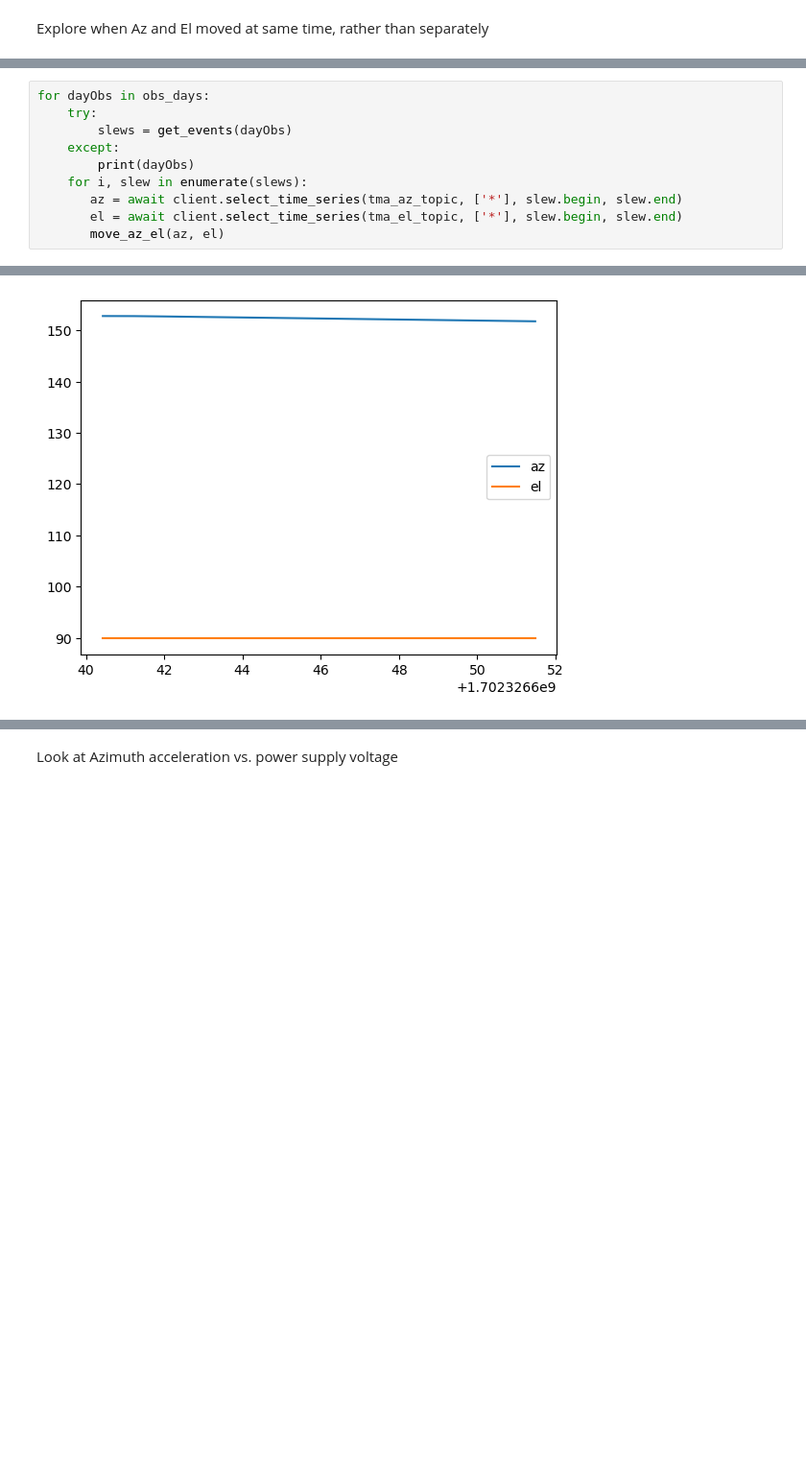
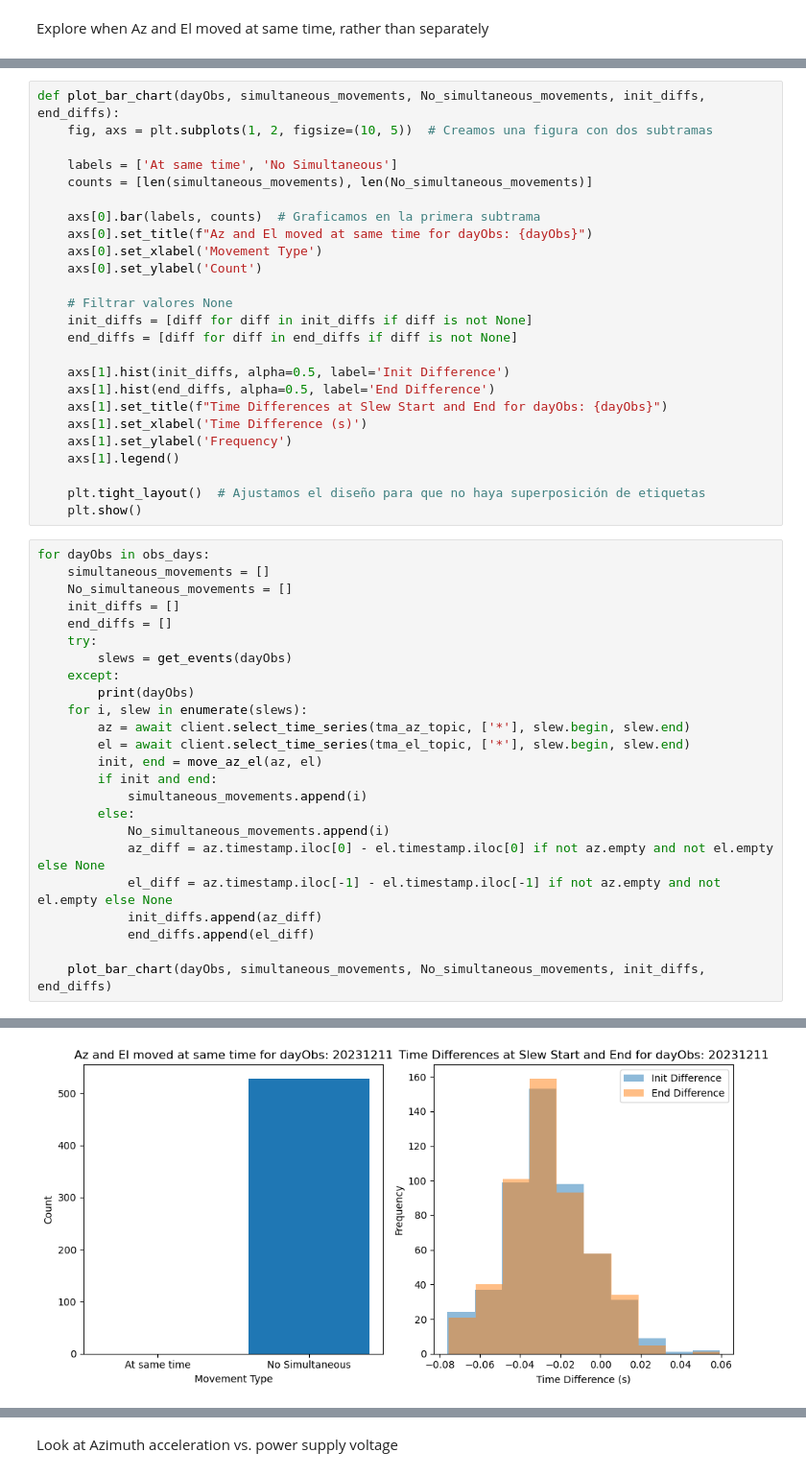
Before and after one commit to lsst-sitcom/notebooks_vandv, a Jupyter notebook: notebooks/tel_and_site/subsys_req_ver/tma/SITCOM-1223-TMA_Capacitor_Bank_discharge_vs._Acceleration_profiles.ipynb, the cells around one changed output, grey strips where cells are left out. Shown at 96% size. Saved outputs shown, nothing was run; the diff lists cells and outputs as text; blank space fills up the shorter version.

Commit message:
Analysis of Az and El moved at same time

```diff
--- a/notebooks/tel_and_site/subsys_req_ver/tma/SITCOM-1223-TMA_Capacitor_Bank_discharge_vs._Acceleration_profiles.ipynb
+++ b/notebooks/tel_and_site/subsys_req_ver/tma/SITCOM-1223-TMA_Capacitor_Bank_discharge_vs._Acceleration_profiles.ipynb
@@ -224,13 +220,52 @@ def move_az_el(az, el):
+# %%
+def plot_bar_chart(dayObs, simultaneous_movements, No_simultaneous_movements, init_diffs, end_diffs):
+    fig, axs = plt.subplots(1, 2, figsize=(10, 5))  # Creamos una figura con dos subtramas
+
+    labels = ['At same time', 'No Simultaneous']
+    counts = [len(simultaneous_movements), len(No_simultaneous_movements)]
+
+    axs[0].bar(labels, counts)  # Graficamos en la primera subtrama
+    axs[0].set_title(f"Az and El moved at same time for dayObs: {dayObs}")
+    axs[0].set_xlabel('Movement Type')
+    axs[0].set_ylabel('Count')
+
+    # Filtrar valores None
+    init_diffs = [diff for diff in init_diffs if diff is not None]
+    end_diffs = [diff for diff in end_diffs if diff is not None]
+
+    axs[1].hist(init_diffs, alpha=0.5, label='Init Difference')
+    axs[1].hist(end_diffs, alpha=0.5, label='End Difference')
+    axs[1].set_title(f"Time Differences at Slew Start and End for dayObs: {dayObs}")
+    axs[1].set_xlabel('Time Difference (s)')
+    axs[1].set_ylabel('Frequency')
+    axs[1].legend()
+
+    plt.tight_layout()  # Ajustamos el diseño para que no haya superposición de etiquetas
+    plt.show()
 # %%
 for dayObs in obs_days:
+    simultaneous_movements = []
+    No_simultaneous_movements = []
+    init_diffs = []
+    end_diffs = []
     try:
         slews = get_events(dayObs)
     except:
         print(dayObs)
     for i, slew in enumerate(slews):
-       az = await client.select_time_series(tma_az_topic, ['*'], slew.begin, slew.end)
-       el = await client.select_time_series(tma_el_topic, ['*'], slew.begin, slew.end)
-       move_az_el(az, el)
+        az = await client.select_time_series(tma_az_topic, ['*'], slew.begin, slew.end)
+        el = await client.select_time_series(tma_el_topic, ['*'], slew.begin, slew.end)
+        init, end = move_az_el(az, el)
+        if init and end:
+            simultaneous_movements.append(i)
+        else:
+            No_simultaneous_movements.append(i)
+            az_diff = az.timestamp.iloc[0] - el.timestamp.iloc[0] if not az.empty and not el.empty else None
+            el_diff = az.timestamp.iloc[-1] - el.timestamp.iloc[-1] if not az.empty and not el.empty else None
+            init_diffs.append(az_diff)
+            end_diffs.append(el_diff)
+
+    plot_bar_chart(dayObs, simultaneous_movements, No_simultaneous_movements, init_diffs, end_diffs)
 # %% [output]
 lsst.summit.utils.tmaUtils INFO: Retrieving mount data for 20231211 from the EFD
 20231211: Found 528 slews and 449 tracks
@@ -238 +272 @@ AttributeError: 'DataFrame' object has no attribute 'timestamp'
-[figure, old version]
+[figure, new version]
```
Also changed, not shown: parts of 5 cells of this notebook.
